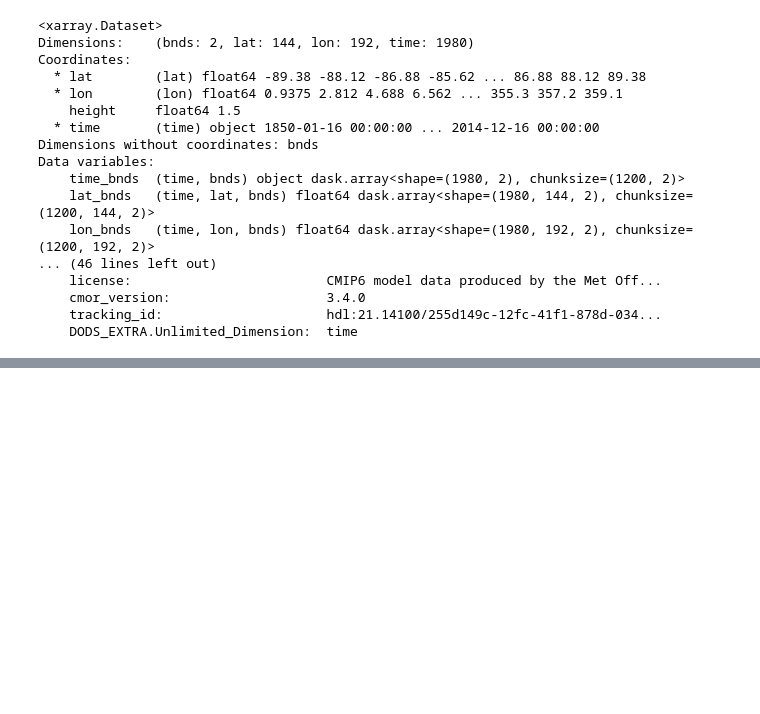
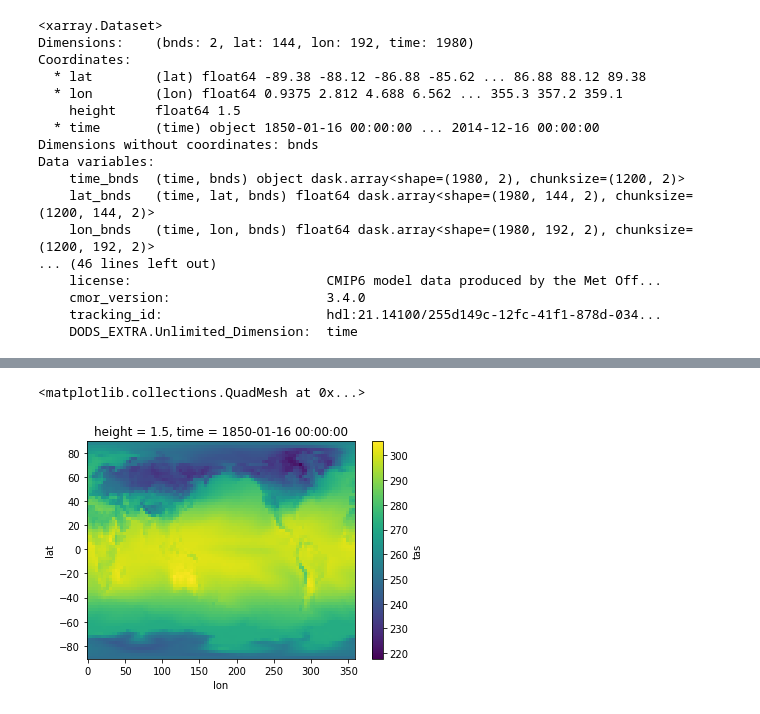
Before and after one commit to cehbrecht/jupyterlab-notebooks, a Jupyter notebook: xarray-demo/subset-cmip6.ipynb, the cells around one changed output, grey strips where cells are left out. Saved outputs shown, nothing was run; the diff lists cells and outputs as text; code cells hidden in the pictures; blank space fills up the shorter version.

```diff
--- a/xarray-demo/subset-cmip6.ipynb
+++ b/xarray-demo/subset-cmip6.ipynb
@@ -81,0 +122,8 @@ Image(da.plot())
+# %%
+import numpy as np
+
+ds_out = xr.Dataset({'lat': (['lat'], np.arange(-89.375, 89.375, 2.5)),
+                     'lon': (['lon'], np.arange(0.9375, 359.0625, 3.75)),
+                    }
+                   )
+ds_out
@@ -81,0 +140,5 @@ Image(da.plot())
+# %%
+import xesmf as xe
+
+regridder = xe.Regridder(ds, ds_out, 'bilinear')
+regridder
@@ -81,0 +156,3 @@ Image(da.plot())
+# %%
+da_out = regridder(ds.tas)
+da_out
@@ -81,0 +177,5 @@ Image(da.plot())
+# %%
+da_out.isel(time=0).plot()
+# %% [output]
+<matplotlib.collections.QuadMesh at 0x...>
+[figure, added]
```
Also changed, not shown: parts of 17 cells of this notebook.
